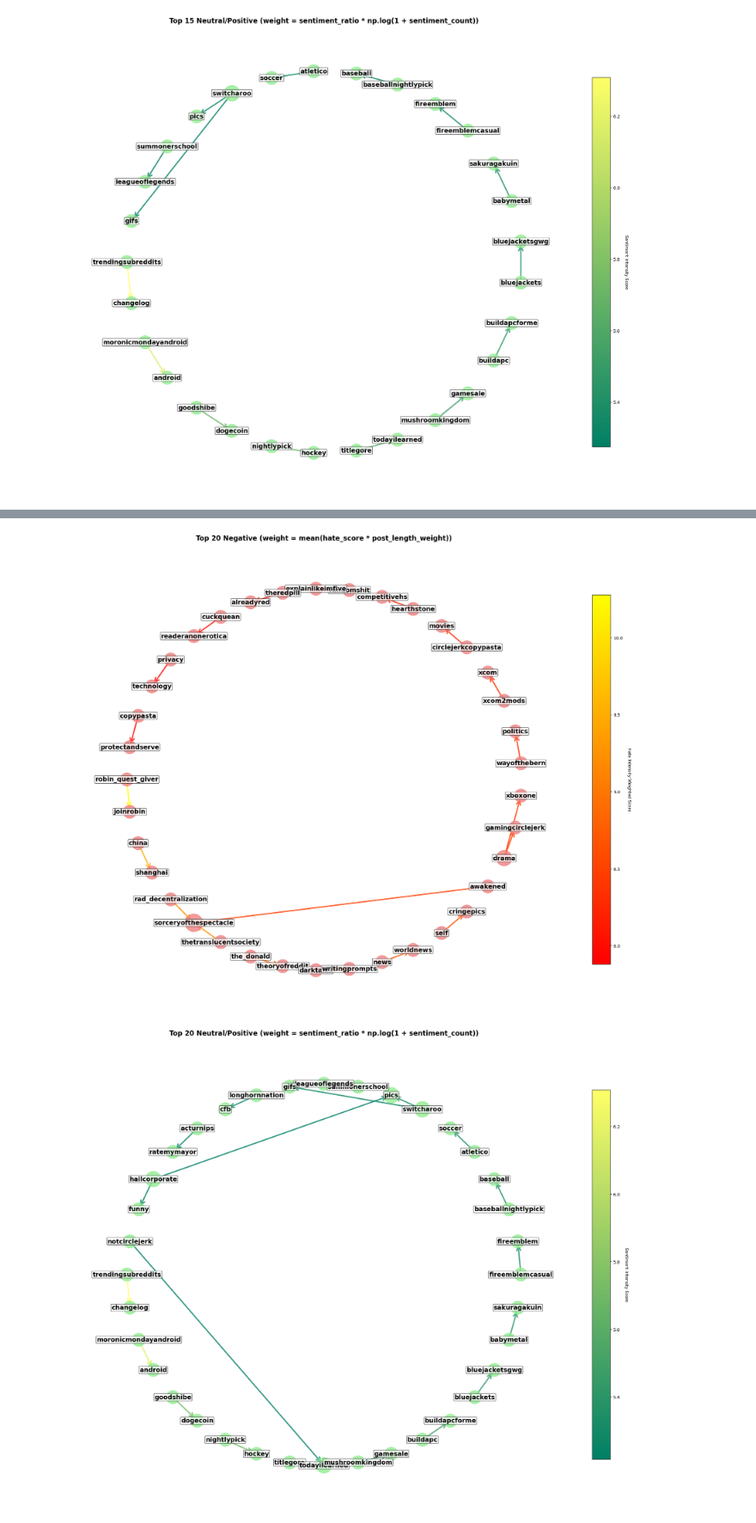
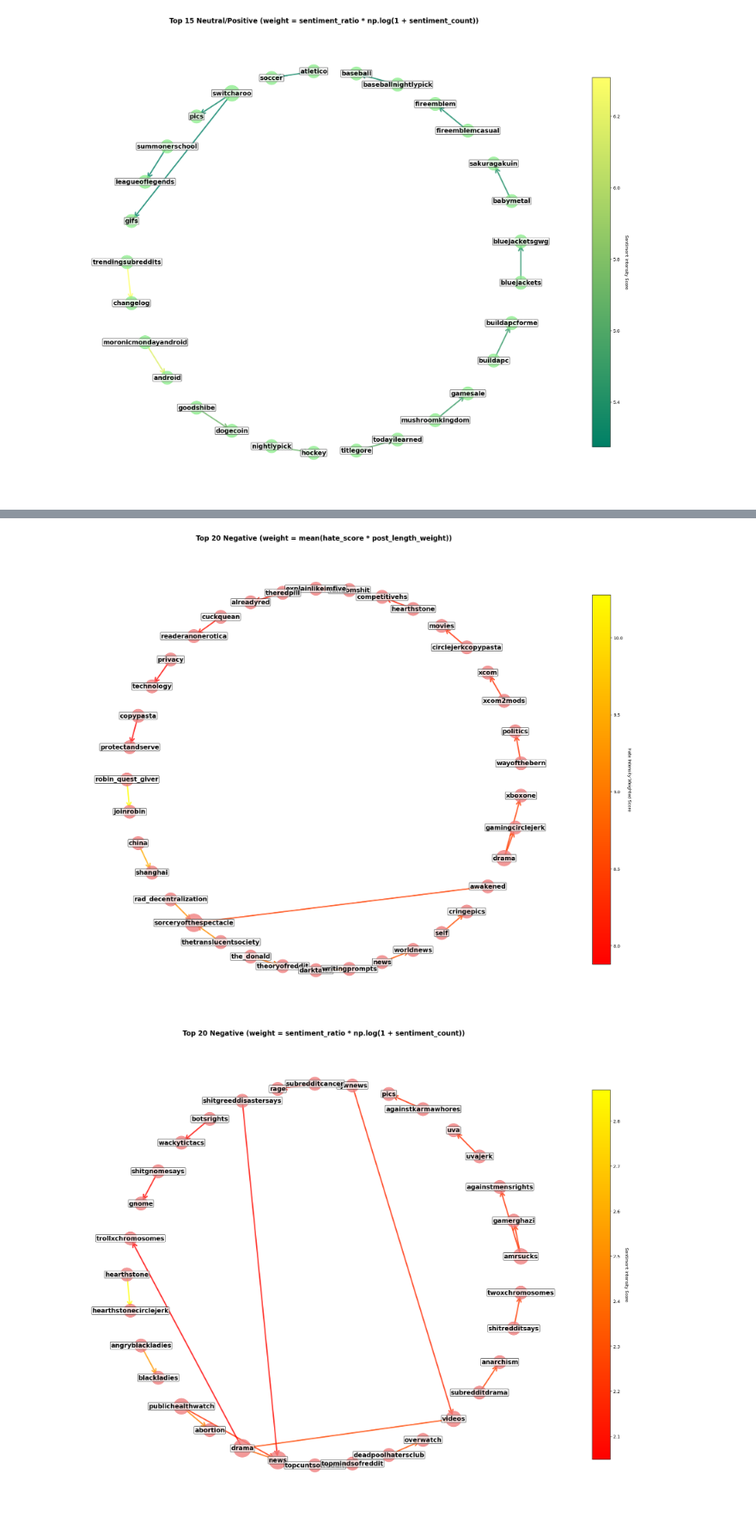
Before and after one commit to EPFLHenrik/ViralRedditCookbook, a Jupyter notebook: results.ipynb, the cells around one changed output, grey strips where cells are left out. Shown at 86% size. Saved outputs shown, nothing was run; the diff lists cells and outputs as text; code cells hidden in the pictures.

Commit message:
Added /data to git, updated hate_graphs

```diff
--- a/results.ipynb
+++ b/results.ipynb
@@ -47,19 +62,19 @@ G = load_reddit_graph()
 # %%
 from src.data.create_sentiment_graph import create_and_visualize_graph
 
 
 create_and_visualize_graph(G, 'direct_hate_score', sentiment='neg', top_n=20, show=True)
 create_and_visualize_graph(G, 'aggressive_communication', sentiment='neg', top_n=20, show=True)
 create_and_visualize_graph(G, 'emotional_toxicity', sentiment='neg', top_n=20, show=True)
 create_and_visualize_graph(G, 'social_conflict', sentiment='neg', top_n=20, show=True)
 create_and_visualize_graph(G, 'comprehensive_hate', sentiment='neg', top_n=20, show=True)
 create_and_visualize_graph(G, 'hate_intensity_weighted', sentiment='neg', top_n=20, show=True)
-create_and_visualize_graph(G, 'sentiment_intensity', sentiment='pos', top_n=20, show=True)
+create_and_visualize_graph(G, 'sentiment_intensity', sentiment='neg', top_n=20, show=True)
 # %% [output]
 [figure]
 [figure]
 [figure]
 [figure]
 [figure]
 [figure]
-[figure, old version]
+[figure, new version]
```
Also changed, not shown: parts of 3 cells of this notebook, 6 other files.
